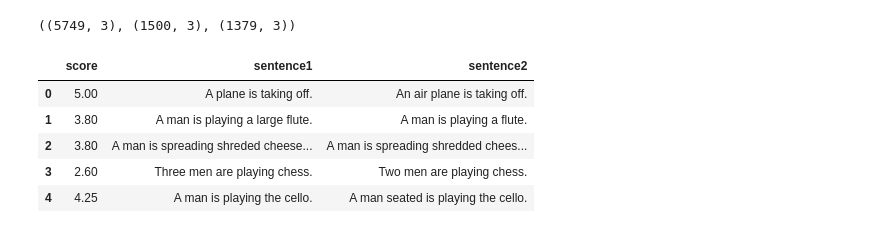
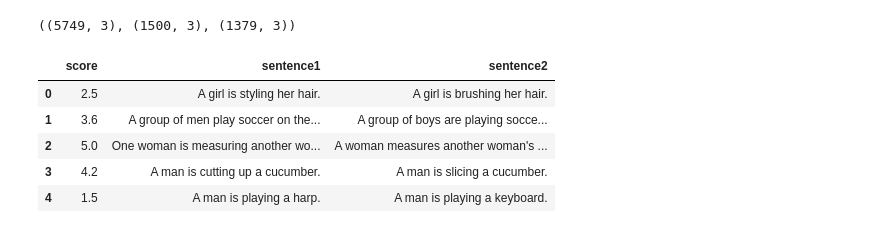
Before and after one commit to fursovia/geometric_embedding, a Jupyter notebook: analytics.ipynb, the cells around one changed output. Drawn from its saved outputs; the diff is of its cells as text; code cells hidden in the pictures.

```diff
--- a/analytics.ipynb
+++ b/analytics.ipynb
@@ -25,13 +25,13 @@ sts_train.shape, sts_dev.shape, sts_test.shape
 # %% [output]
 ((5749, 3), (1500, 3), (1379, 3))
 # %%
-sts_train.head()
+sts_test.head()
 # %% [output]
 |  | score | sentence1 | sentence2 |
-| 0 | 5.00 | A plane is taking off. | An air plane is taking off. |
-| 1 | 3.80 | A man is playing a large flute. | A man is playing a flute. |
-| 2 | 3.80 | A man is spreading shreded cheese... | A man is spreading shredded chees... |
-| 3 | 2.60 | Three men are playing chess. | Two men are playing chess. |
-| 4 | 4.25 | A man is playing the cello. | A man seated is playing the cello. |
+| 0 | 2.5 | A girl is styling her hair. | A girl is brushing her hair. |
+| 1 | 3.6 | A group of men play soccer on the... | A group of boys are playing socce... |
+| 2 | 5.0 | One woman is measuring another wo... | A woman measures another woman's ... |
+| 3 | 4.2 | A man is cutting up a cucumber. | A man is slicing a cucumber. |
+| 4 | 1.5 | A man is playing a harp. | A man is playing a keyboard. |
 # %%
 %%time
```
Also changed, not shown: parts of 9 cells of this notebook, 1 other file.
